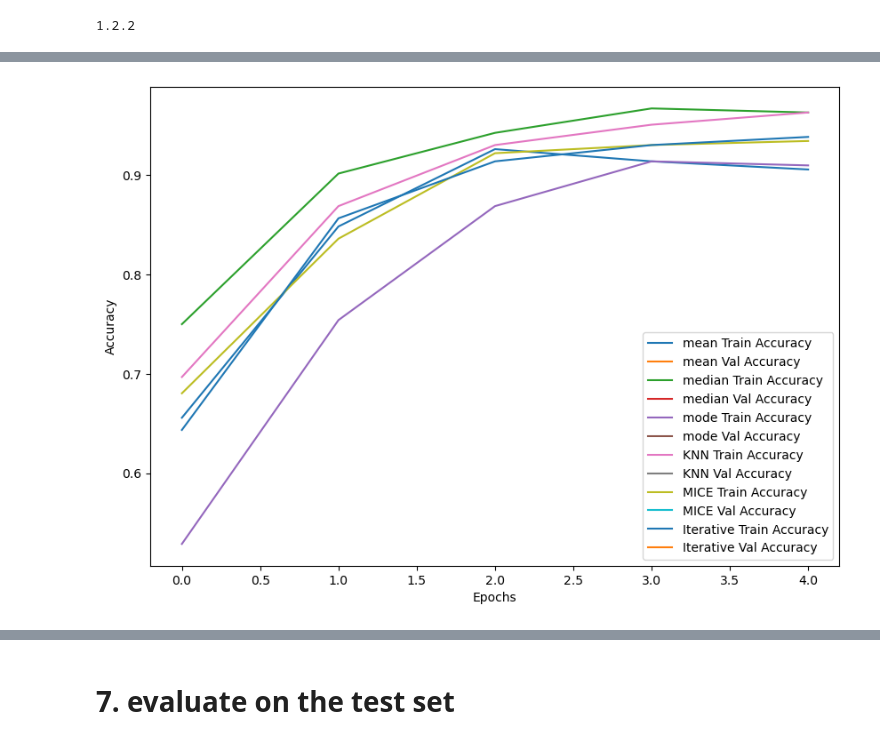
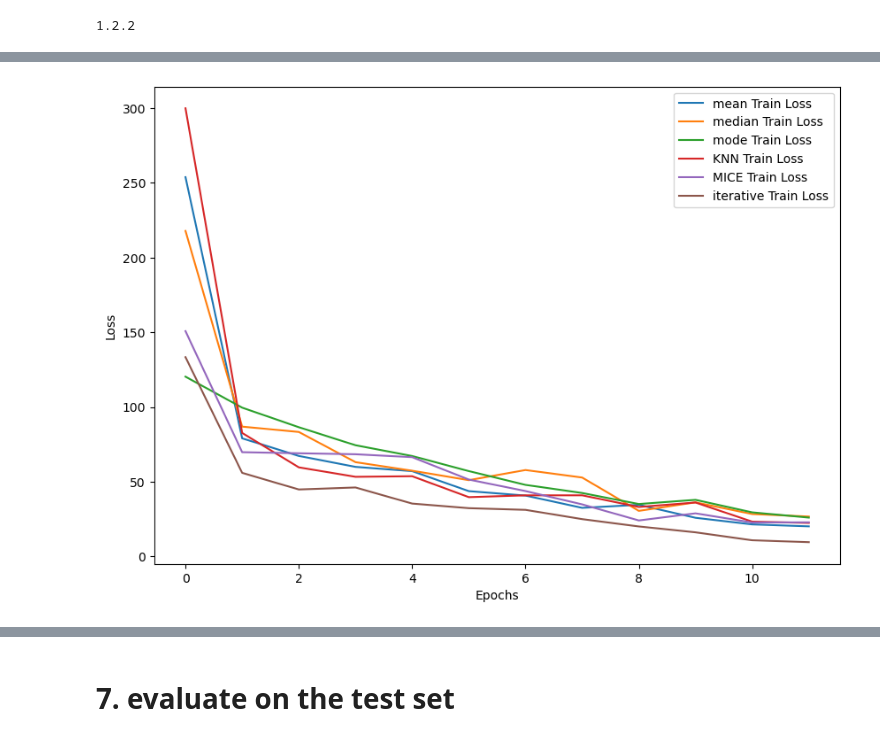
Before and after one commit to luisastue/datascience-ckd, a Jupyter notebook: 5.7_neural_network.ipynb, the cells around one changed output, grey strips where cells are left out. Drawn from its saved outputs; the diff is of its cells as text; code cells hidden in the pictures.

Commit message:
nn and imputation

```diff
--- a/5.7_neural_network.ipynb
+++ b/5.7_neural_network.ipynb
@@ -249,24 +35,0 @@ def plot_learning_curves(learning_curves):
-# %%
-# Load the preprocessed data
-dataframes = {}
-for impute_name in imputation_methods.keys():
-    dataframes[impute_name] = pd.read_csv(f'imputed/{impute_name}.csv')
-
-# Initialize the model (for example, a decision tree classifier)
-model = DecisionTreeClassifier()
-
-# Train the model with your dataframes
-models, metrics, confusion_matrices, learning_curves, feature_importances = train(DecisionTreeClassifier(), dataframes)
-
-
-# Plot the learning curves
-plot_metrics(metrics)
-
-# Plot the feature importances
-plot_confusion_matrices(confusion_matrices)
-
-# Plot the learning curves
-plot_learning_curves(learning_curves)
-
-# Plot the feature importances
-plot_feature_importances(feature_importances)
@@ -448,0 +36,11 @@ Epoch: 5, Train Loss: 0.346, Val Loss: 0.300, Train Acc: 0.939, Val Acc: 0.962
+# %%
+all_train_losses = {}
+all_val_losses = {}
+all_train_accuracies = {}
+all_val_accuracies = {}
+epochsx = 12
+# create a dictionary to store all the metrics
+all_val_metrics = {
+    'confusion_matrix': {},
+    'classification_report': {}
+}
@@ -449,16 +414,16 @@ Epoch: 5, Train Loss: 0.346, Val Loss: 0.300, Train Acc: 0.939, Val Acc: 0.962
 # %%
-# Plotting train and validation accuracy
+# Plotting train and validation loss
 plt.figure(figsize=(10,7))
 for impute_name in imputation_methods.keys():
     try:
-        plt.plot(all_train_accuracies[impute_name], label=f'{impute_name} Train Accuracy')
-        plt.plot(all_val_accuracies[impute_name], label=f'{impute_name} Val Accuracy')
+        plt.plot(all_train_losses[impute_name], label=f'{impute_name} Train Loss')
+        # plt.plot(all_val_losses[impute_name], label=f'{impute_name} Val Loss')
     except KeyError:
-        print(f"No data for {impute_name} in train/val accuracies")
+        print(f"No data for {impute_name} in train/val losses")
 
 plt.xlabel('Epochs')
-plt.ylabel('Accuracy')
+plt.ylabel('Loss')
 plt.legend()
 plt.show()
 # %% [output]
-[figure, old version]
+[figure, new version]
```
Also changed, not shown: parts of 19 cells of this notebook, 4 other files.
